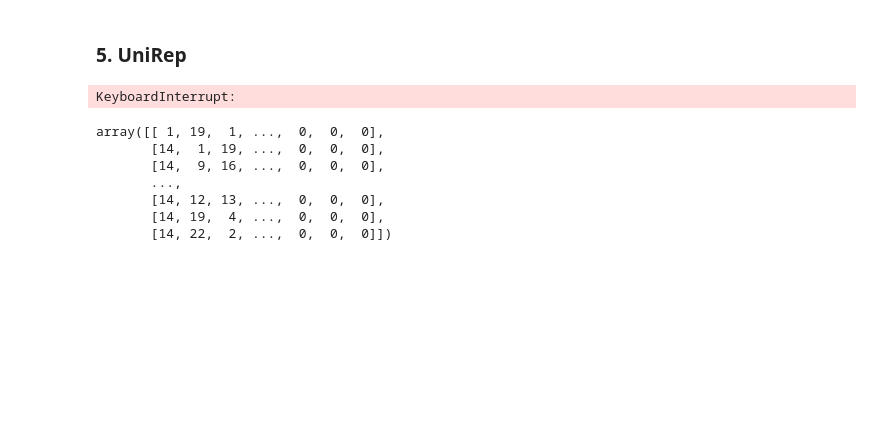
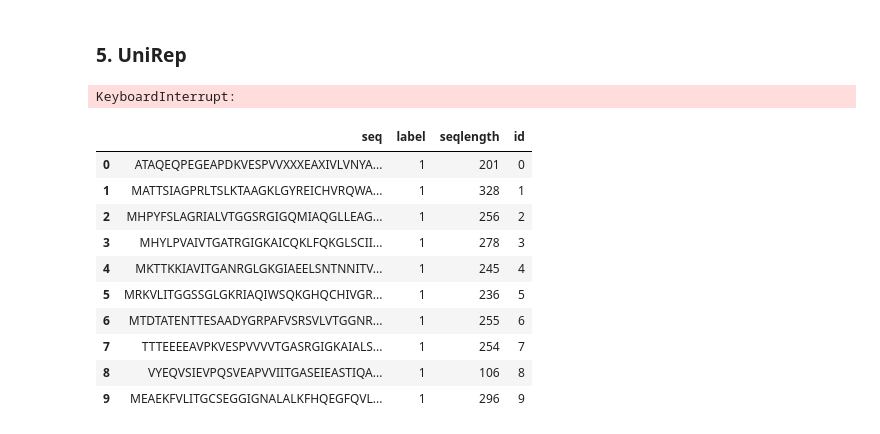
Before and after one commit to kingstdio/BioUniprot, a Jupyter notebook: tasks/task1/task1_dataFrom_DeepRe.ipynb, the cells around one changed output. Drawn from its saved outputs; the diff is of its cells as text; code cells hidden in the pictures; blank space fills up the shorter version.

```diff
--- a/tasks/task1/task1_dataFrom_DeepRe.ipynb
+++ b/tasks/task1/task1_dataFrom_DeepRe.ipynb
@@ -241,12 +241,16 @@ for i in tqdm(range(len(X_train))):
 # %% [output]
 KeyboardInterrupt:
 # %%
-X_train
+train.head(10)
 # %% [output]
-array([[ 1, 19,  1, ...,  0,  0,  0],
-       [14,  1, 19, ...,  0,  0,  0],
-       [14,  9, 16, ...,  0,  0,  0],
-       ...,
-       [14, 12, 13, ...,  0,  0,  0],
-       [14, 19,  4, ...,  0,  0,  0],
-       [14, 22,  2, ...,  0,  0,  0]])
+|  | seq | label | seqlength | id |
+| 0 | ATAQEQPEGEAPDKVESPVVXXXEAXIVLVNYA... | 1 | 201 | 0 |
+| 1 | MATTSIAGPRLTSLKTAAGKLGYREICHVRQWA... | 1 | 328 | 1 |
+| 2 | MHPYFSLAGRIALVTGGSRGIGQMIAQGLLEAG... | 1 | 256 | 2 |
+| 3 | MHYLPVAIVTGATRGIGKAICQKLFQKGLSCII... | 1 | 278 | 3 |
+| 4 | MKTTKKIAVITGANRGLGKGIAEELSNTNNITV... | 1 | 245 | 4 |
+| 5 | MRKVLITGGSSGLGKRIAQIWSQKGHQCHIVGR... | 1 | 236 | 5 |
+| 6 | MTDTATENTTESAADYGRPAFVSRSVLVTGGNR... | 1 | 255 | 6 |
+| 7 | TTTEEEEAVPKVESPVVVVTGASRGIGKAIALS... | 1 | 254 | 7 |
+| 8 | VYEQVSIEVPQSVEAPVVIITGASEIEASTIQA... | 1 | 106 | 8 |
+| 9 | MEAEKFVLITGCSEGGIGNALALKFHQEGFQVL... | 1 | 296 | 9 |
```
Also changed, not shown: parts of 3 cells of this notebook, 1 other file.
